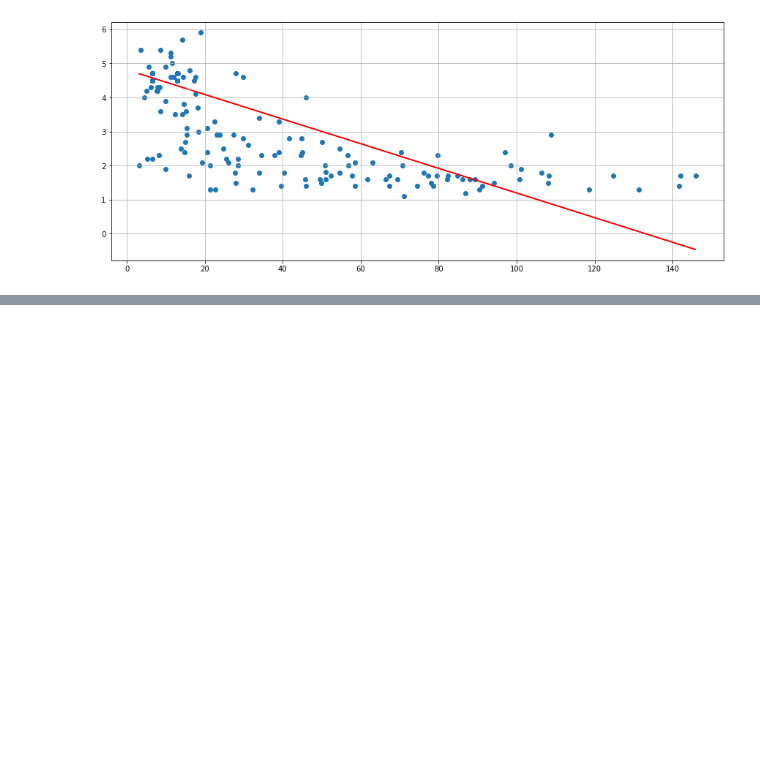
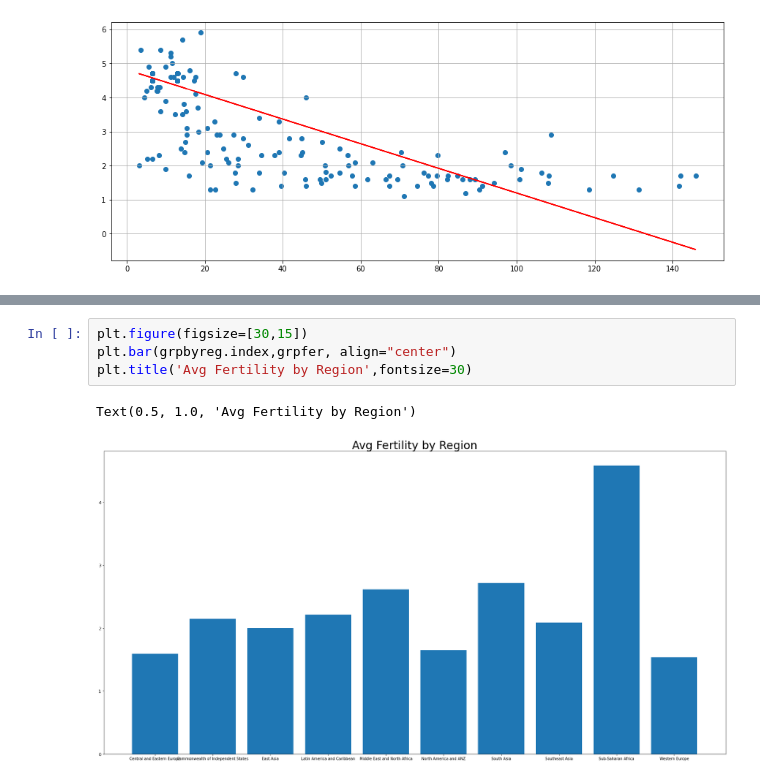
Before and after one commit to ermcgrew/bootcamp_project_one, a Jupyter notebook: ElenaETL.ipynb, the cells around one changed output, grey strips where cells are left out. Saved outputs shown, nothing was run; the diff lists cells and outputs as text; blank space fills up the shorter version.

```diff
--- a/ElenaETL.ipynb
+++ b/ElenaETL.ipynb
@@ -30,0 +85,7 @@ plt.show()
+# %%
+plt.figure(figsize=[30,15])
+plt.bar(grpbyreg.index,grpfer, align="center")
+plt.title('Avg Fertility by Region',fontsize=30)
+# %% [output]
+Text(0.5, 1.0, 'Avg Fertility by Region')
+[figure, added]
```
Also changed, not shown: parts of 6 cells of this notebook.
